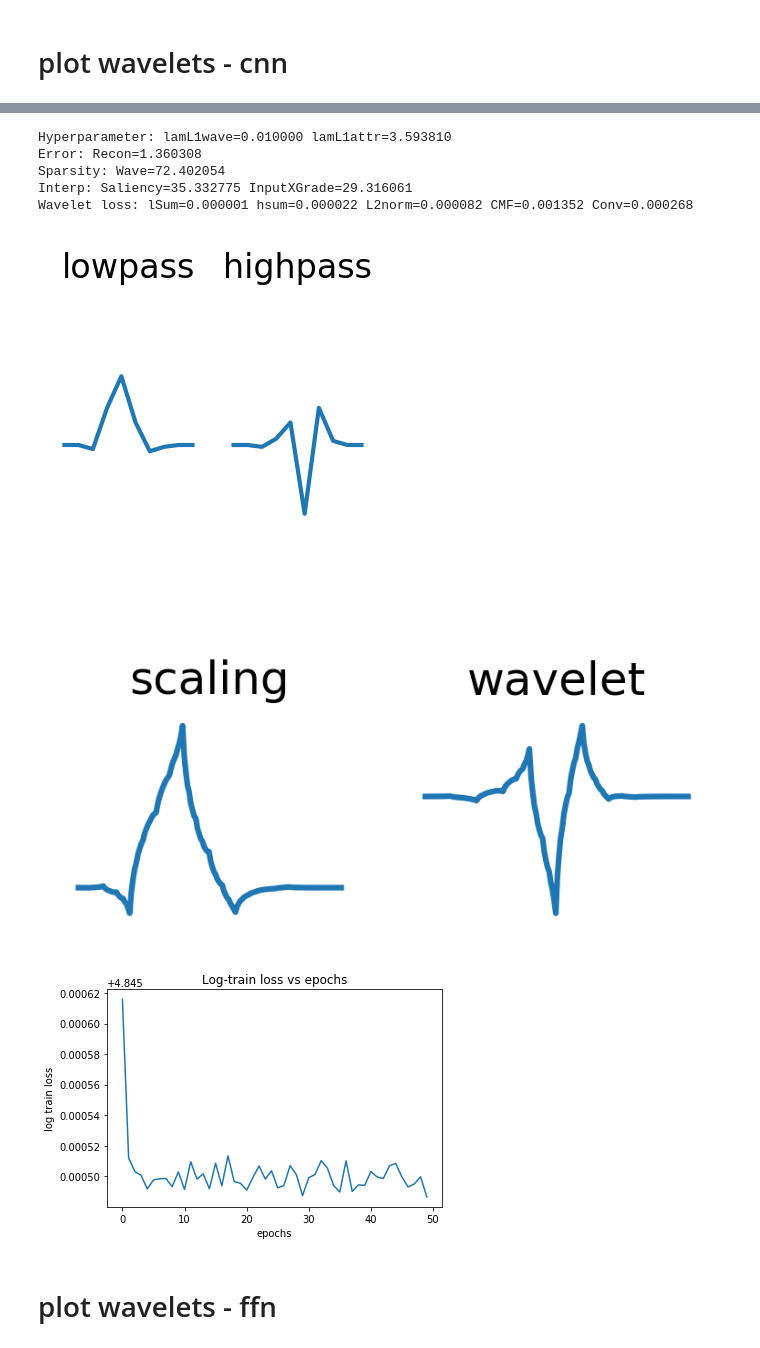
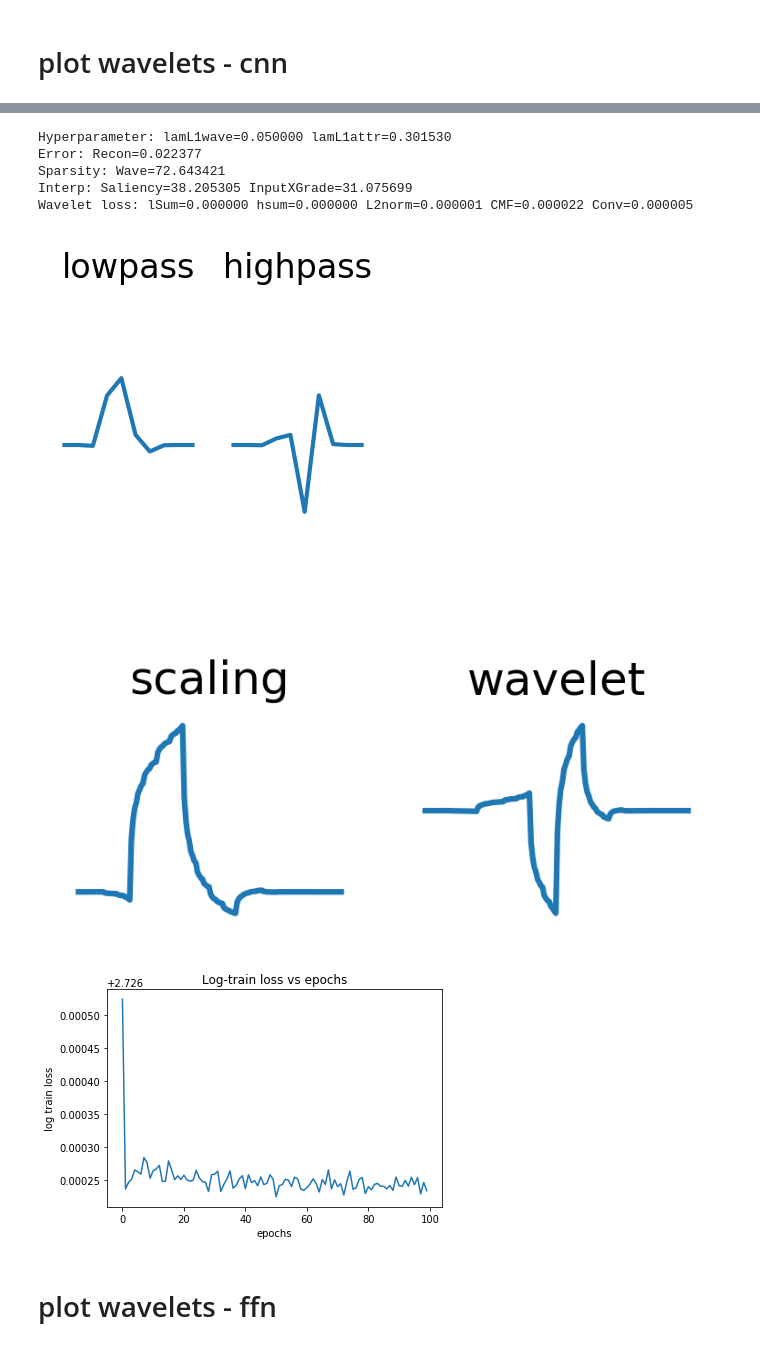
Before and after one commit to Yu-Group/adaptive-wavelets, a Jupyter notebook: notebooks/mnist/01_results.ipynb, the cells around one changed output, grey strips where cells are left out. Drawn from its saved outputs; the diff is of its cells as text; code cells hidden in the pictures.

```diff
--- a/notebooks/mnist/01_results.ipynb
+++ b/notebooks/mnist/01_results.ipynb
@@ -116,39 +122,39 @@ plt.show()
 # %%
-idx1 = 1
-idx2 = 9
+idx1 = 0
+idx2 = 8
 wt = mos[index2o[(idx1, idx2)]]
 filt = get_2dfilts(wt)
 phi, psi, x = get_wavefun(wt)
 
 # print
 print('Hyperparameter: lamL1wave={:.6f} lamL1attr={:.6f}'.format(res['lamL1wave'][index2o[(idx1, idx2)]], res['lamL1attr'][index2o[(idx1, idx2)]]))
 print('Error: Recon={:.6f}'.format(res['rec_loss'][index2o[(idx1, idx2)]]))
 print('Sparsity: Wave={:.6f}'.format(res['L1wave_loss'][index2o[(idx1, idx2)]]))
 print('Interp: Saliency={:.6f} InputXGrade={:.6f}'.format(res['L1saliency_loss'][index2o[(idx1, idx2)]], res['L1inputxgrad_loss'][index2o[(idx1, idx2)]]))
 print('Wavelet loss: lSum={:.6f} hsum={:.6f} L2norm={:.6f} CMF={:.6f} Conv={:.6f}'.format(res['lsum_loss'][index2o[(idx1, idx2)]],
                                                                                           res['hsum_loss'][index2o[(idx1, idx2)]],
                                                                                           res['L2norm_loss'][index2o[(idx1, idx2)]],
                                                                                           res['CMF_loss'][index2o[(idx1, idx2)]],
                                                                                           res['conv_loss'][index2o[(idx1, idx2)]]))
 
 
 plot_1dfilts(filt[0], is_title=True, figsize=(2,2))
 plot_wavefun((phi, psi, x), is_title=True, figsize=(3,1))
 
 plt.plot(np.log(res['train_losses'][index2o[(idx1, idx2)]]))
 plt.xlabel("epochs")
 plt.ylabel("log train loss")
 plt.title('Log-train loss vs epochs')
 plt.show()
 # %% [output]
-Hyperparameter: lamL1wave=0.010000 lamL1attr=3.593810
-Error: Recon=1.360308
-Sparsity: Wave=72.402054
-Interp: Saliency=35.332775 InputXGrade=29.316061
-Wavelet loss: lSum=0.000001 hsum=0.000022 L2norm=0.000082 CMF=0.001352 Conv=0.000268
+Hyperparameter: lamL1wave=0.050000 lamL1attr=0.301530
+Error: Recon=0.022377
+Sparsity: Wave=72.643421
+Interp: Saliency=38.205305 InputXGrade=31.075699
+Wavelet loss: lSum=0.000000 hsum=0.000000 L2norm=0.000001 CMF=0.000022 Conv=0.000005
-[figure, old version]
+[figure, new version]
-[figure, old version]
+[figure, new version]
-[figure, old version]
+[figure, new version]
 # %% [markdown]
 # plot wavelets - ffn
 # %%
```
Also changed, not shown: parts of 5 cells of this notebook, 2 other files.
